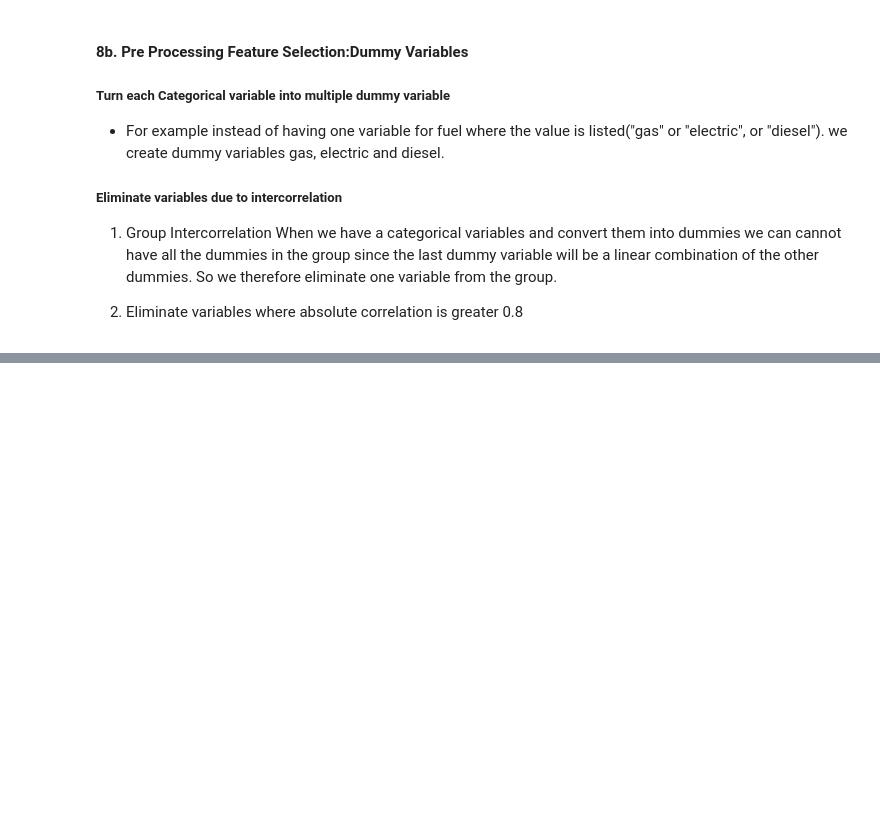
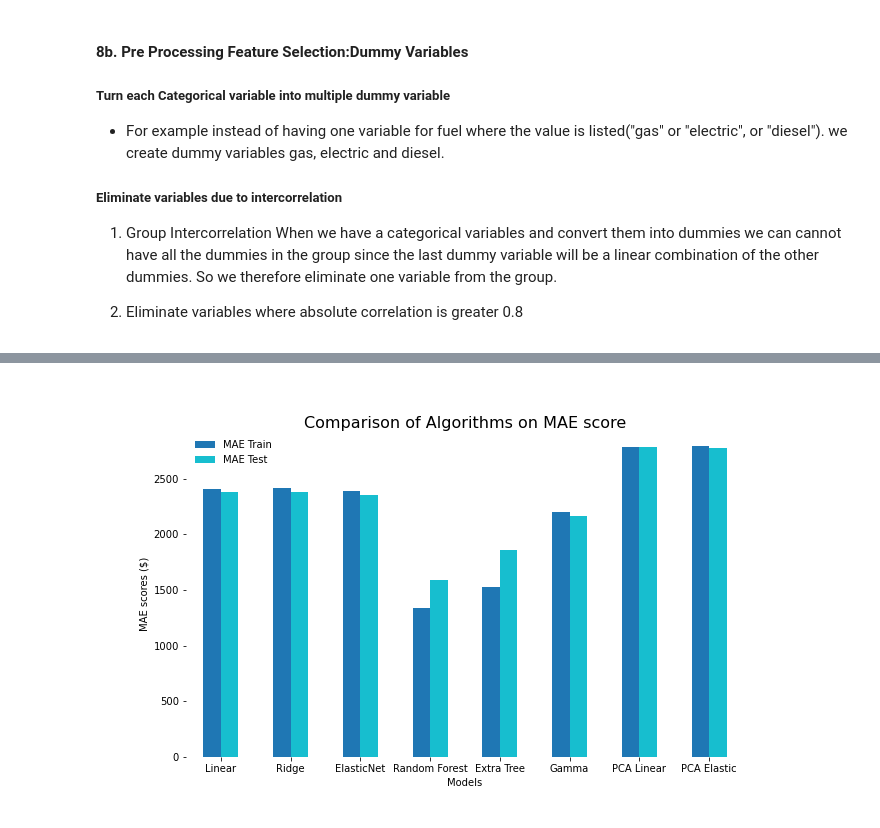
Before and after one commit to ShrutikaSankar/Springboard, a Jupyter notebook: auto_cap/ReadMe Auto.ipynb, the cells around one changed output, grey strips where cells are left out. Cells and saved outputs as stored; diff of their text form; code cells hidden in the pictures; blank space fills up the shorter version.

```diff
--- a/auto_cap/ReadMe Auto.ipynb
+++ b/auto_cap/ReadMe Auto.ipynb
@@ -214,0 +254,5 @@ score_tab.sort_values('MAE Test')
+# %%
+from IPython import display
+display.Image("Figx_ModelComparison.png")
+# %% [output]
+[figure, added]
```
Also changed, not shown: parts of 22 cells of this notebook.
